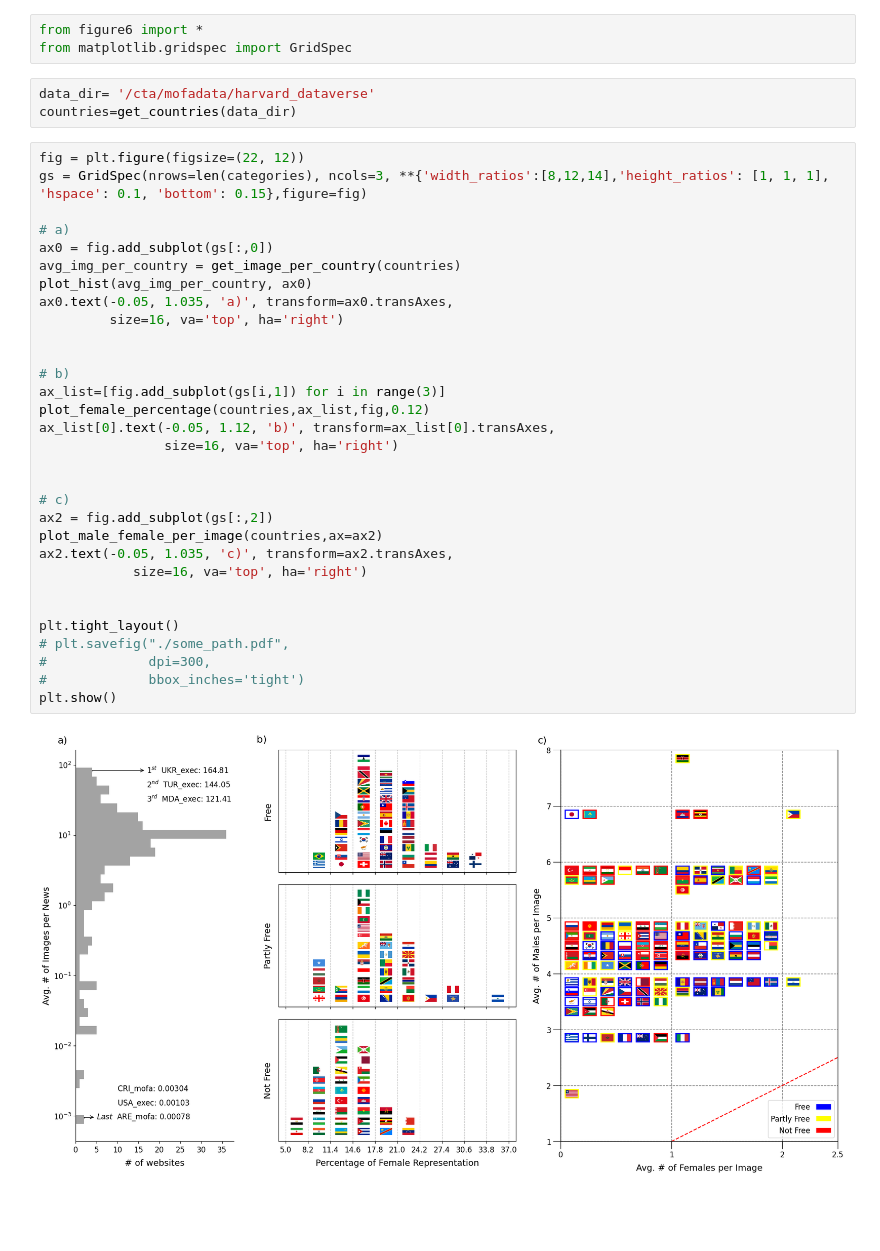
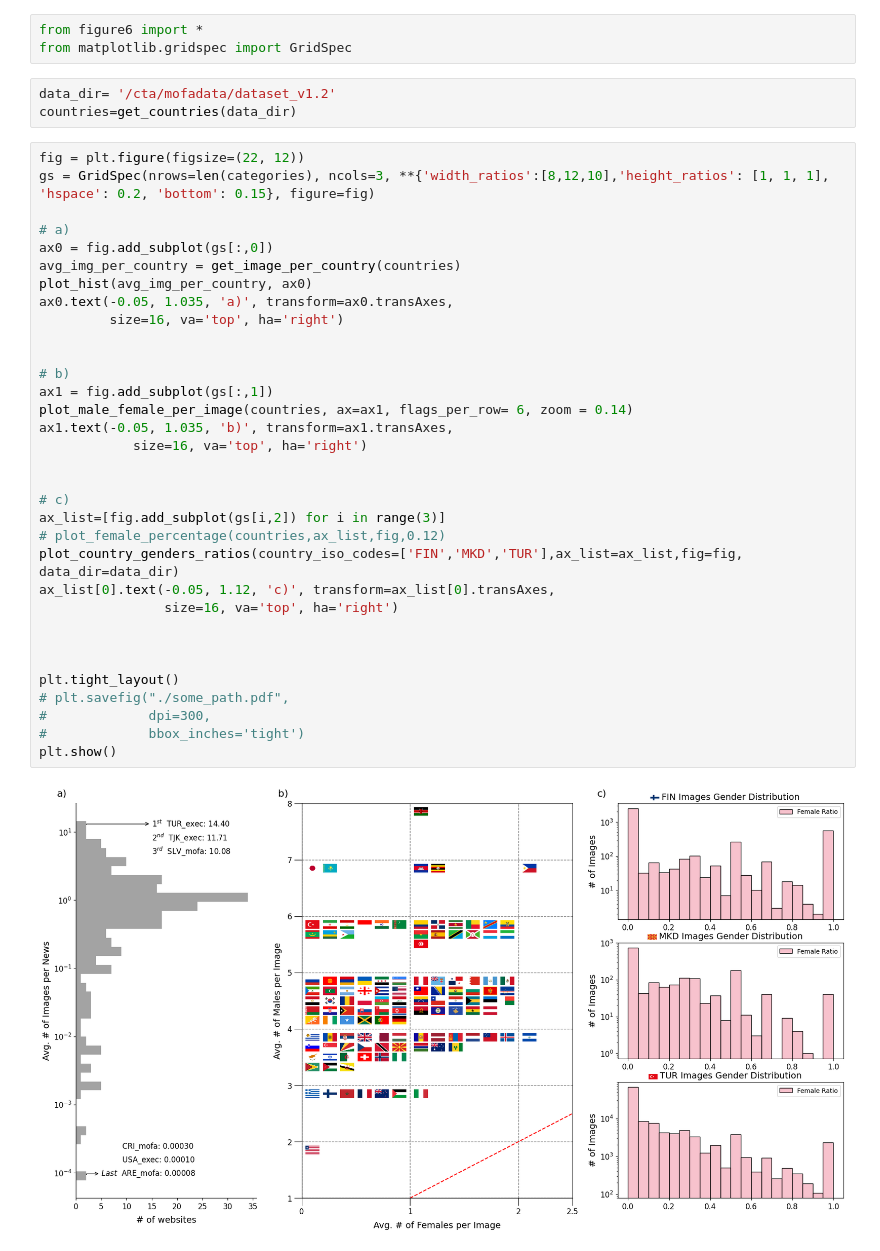
Before and after one commit to ViralLab/GlobalDiplomacyNet-Dataset, a Jupyter notebook: figures/fig6/figure6.ipynb, the cells around one changed output. Drawn from its saved outputs; the diff is of its cells as text; blank space fills up the shorter version.

Commit message:
changed the layout and one figure

```diff
--- a/figures/fig6/figure6.ipynb
+++ b/figures/fig6/figure6.ipynb
@@ -12,38 +8,40 @@ Please download the dataset at [Harvard Dataverse](https://doi.org/10.7910/DVN/O
 from figure6 import *
 from matplotlib.gridspec import GridSpec
 # %%
-data_dir= '/cta/mofadata/harvard_dataverse'
+data_dir= '/cta/mofadata/dataset_v1.2'
 countries=get_countries(data_dir)
 # %%
 fig = plt.figure(figsize=(22, 12))
-gs = GridSpec(nrows=len(categories), ncols=3, **{'width_ratios':[8,12,14],'height_ratios': [1, 1, 1], 'hspace': 0.1, 'bottom': 0.15},figure=fig)
+gs = GridSpec(nrows=len(categories), ncols=3, **{'width_ratios':[8,12,10],'height_ratios': [1, 1, 1], 'hspace': 0.2, 'bottom': 0.15}, figure=fig)
 
 # a)
 ax0 = fig.add_subplot(gs[:,0])
 avg_img_per_country = get_image_per_country(countries)
 plot_hist(avg_img_per_country, ax0)
 ax0.text(-0.05, 1.035, 'a)', transform=ax0.transAxes,
          size=16, va='top', ha='right')
 
 
 # b)
-ax_list=[fig.add_subplot(gs[i,1]) for i in range(3)]
-plot_female_percentage(countries,ax_list,fig,0.12)
-ax_list[0].text(-0.05, 1.12, 'b)', transform=ax_list[0].transAxes,
-                size=16, va='top', ha='right')
+ax1 = fig.add_subplot(gs[:,1])
+plot_male_female_per_image(countries, ax=ax1, flags_per_row= 6, zoom = 0.14)
+ax1.text(-0.05, 1.035, 'b)', transform=ax1.transAxes,
+            size=16, va='top', ha='right')
 
 
 # c)
-ax2 = fig.add_subplot(gs[:,2])
-plot_male_female_per_image(countries,ax=ax2)
-ax2.text(-0.05, 1.035, 'c)', transform=ax2.transAxes,
-            size=16, va='top', ha='right')
+ax_list=[fig.add_subplot(gs[i,2]) for i in range(3)]
+# plot_female_percentage(countries,ax_list,fig,0.12)
+plot_country_genders_ratios(country_iso_codes=['FIN','MKD','TUR'],ax_list=ax_list,fig=fig, data_dir=data_dir)
+ax_list[0].text(-0.05, 1.12, 'c)', transform=ax_list[0].transAxes,
+                size=16, va='top', ha='right')
+
 
 
 plt.tight_layout()
 # plt.savefig("./some_path.pdf",
 #             dpi=300,
 #             bbox_inches='tight')
 plt.show()
 # %% [output]
-[figure, old version]
+[figure, new version]
```
Also changed, not shown: parts of 2 cells of this notebook, 1 other file.
